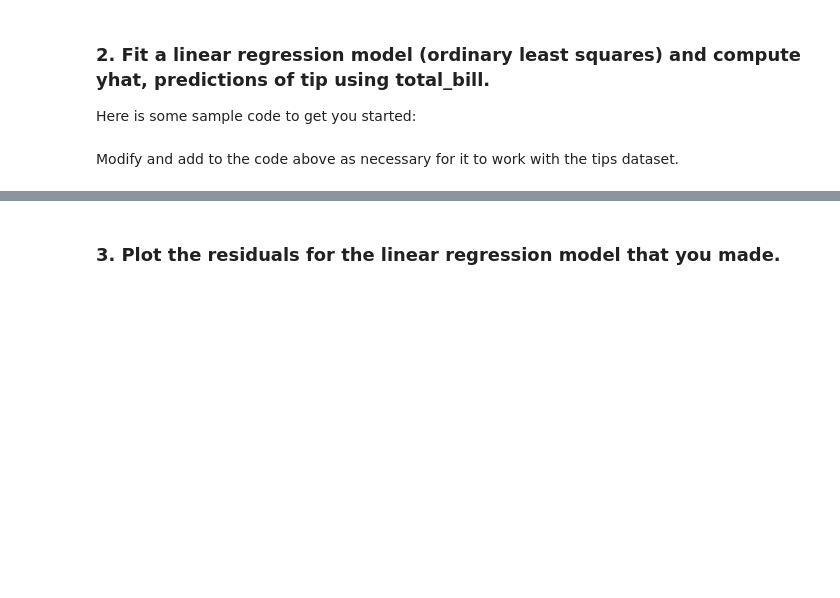
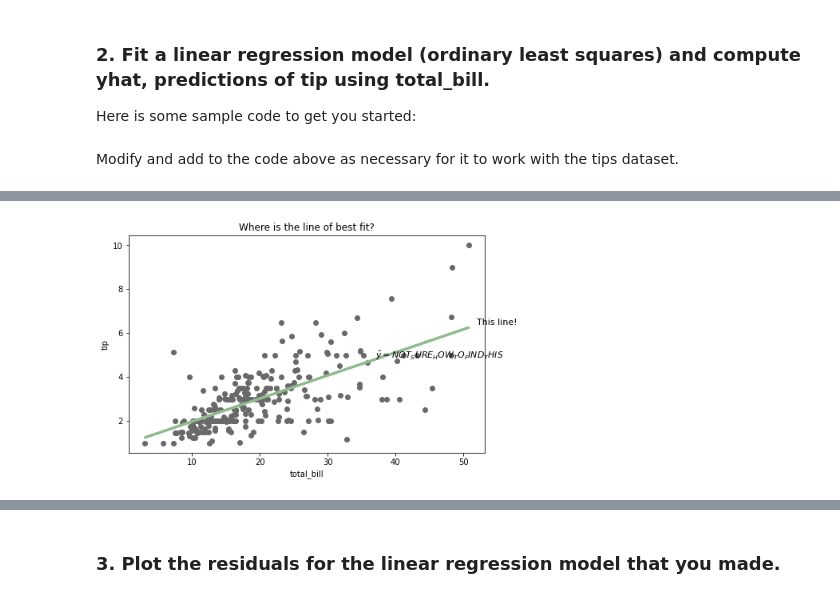
Before and after one commit to brianclements03/regression_exercises, a Jupyter notebook: evaluate.ipynb, the cells around one changed output, grey strips where cells are left out. Drawn from its saved outputs; the diff is of its cells as text; code cells hidden in the pictures; blank space fills up the shorter version.

```diff
--- a/evaluate.ipynb
+++ b/evaluate.ipynb
@@ -62,0 +63,28 @@ tips
+# %%
+# devaluation_example2(tips, X, y):
+plt.figure(figsize=(8, 5))
+
+# Plot regression line
+plt.plot(X, tips.yhat, color='darkseagreen',linewidth=3)
+# add label to the regression line
+plt.annotate('', xy=(55,5), xytext=(55,3), xycoords='data', textcoords='data', arrowprops={'arrowstyle': '<-', 'color': 'black'})
+plt.text(56,5,  r'$\hat{y}=NOT_SURE_HOW_TO_FIND_THIS$', {'color': 'black', 'fontsize': 11, 'ha': 'right', 'va': 'center'})
+plt.text(52,6.5,  'This line!', {'color': 'black', 'fontsize': 11, 'ha': 'left', 'va': 'center'})
+
+# Plot the data points
+plt.scatter(X, y, color='dimgray')
+
+# add title
+title_string = 'Where is the line of best fit?'
+plt.title(title_string, fontsize=12, color='black')
+
+# add axes labels
+plt.ylabel('tip')
+plt.xlabel('total_bill')
+
+# add baseline
+plt.annotate('', xy=(70, y.mean()), xytext=(100, y.mean()), xycoords='data', textcoords='data', arrowprops={'arrowstyle': '-', 'color': 'darkseagreen'})
+
+plt.show()
+# %% [output]
+[figure, added]
```
Also changed, not shown: parts of 19 cells of this notebook, 1 other file.
